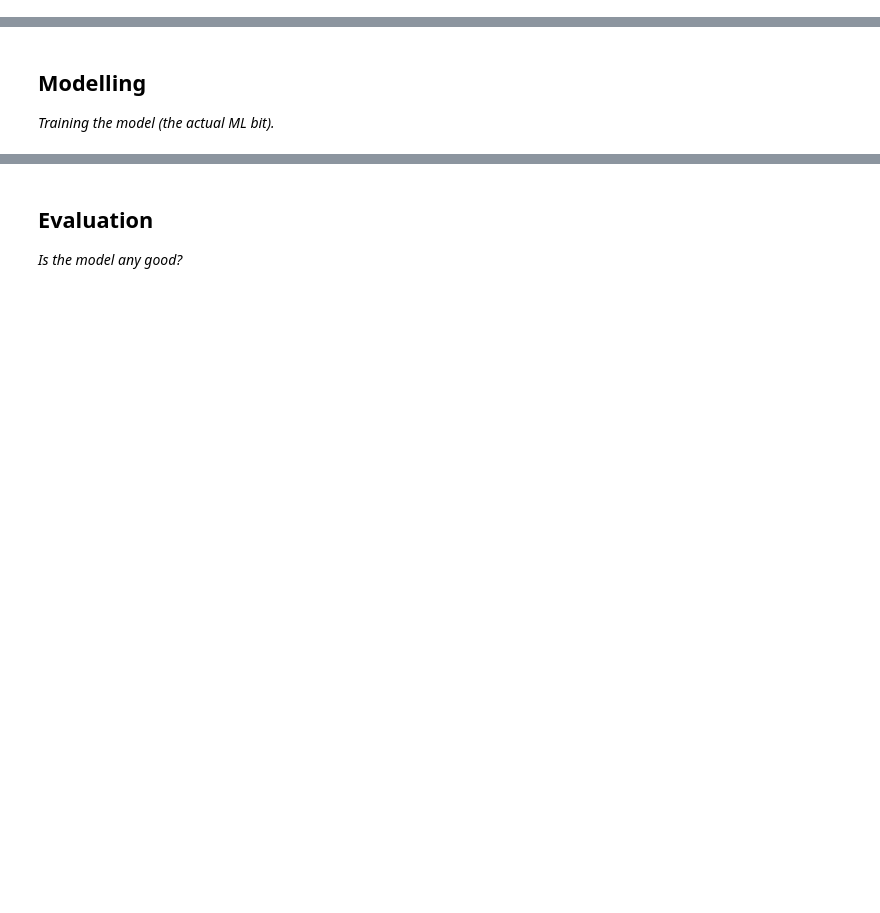
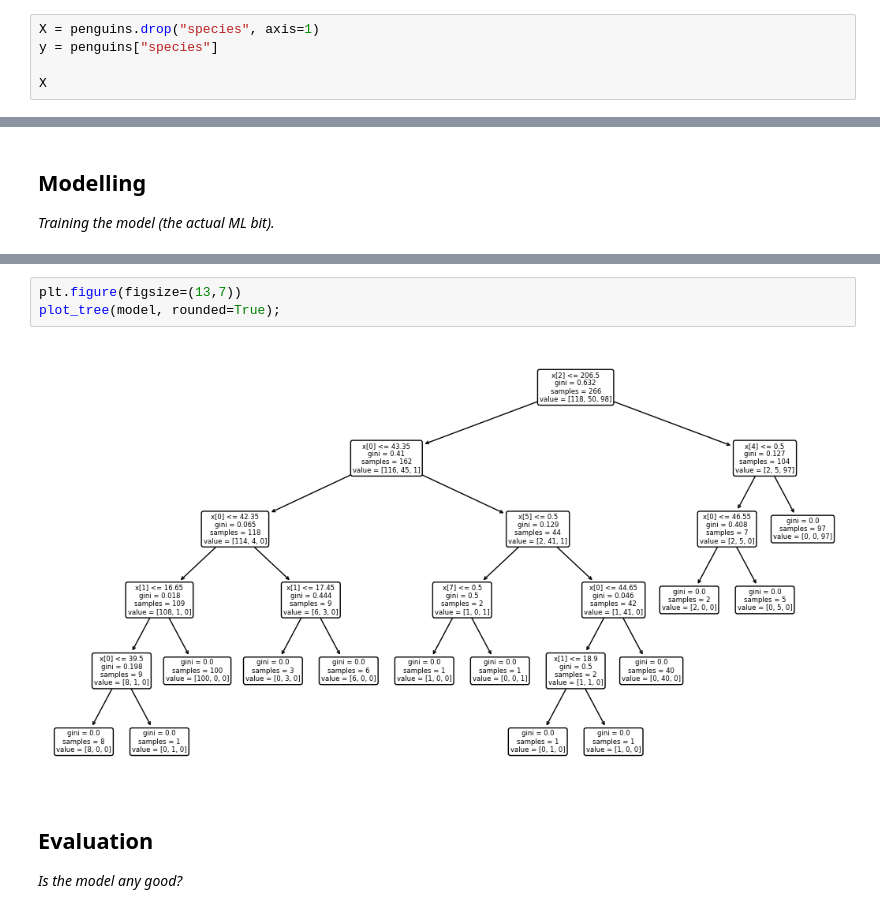
Before and after one commit to Annie-EXE/Machine-Learning-Workshop-Penguin-Data, a Jupyter notebook: ml.ipynb, the cells around one changed output, grey strips where cells are left out. Drawn from its saved outputs; the diff is of its cells as text; blank space fills up the shorter version.

```diff
--- a/ml.ipynb
+++ b/ml.ipynb
@@ -41,3 +68,8 @@ sns.scatterplot(data=penguins, x="body_mass_g", y="flipper_length_mm", hue="spec
 ## Preprocessing
 
 *Changes required to fit into the ML model.*
+# %%
+X = penguins.drop("species", axis=1)
+y = penguins["species"]
+
+X
@@ -48,3 +174,8 @@ sns.scatterplot(data=penguins, x="body_mass_g", y="flipper_length_mm", hue="spec
+# %%
+plt.figure(figsize=(13,7))
+plot_tree(model, rounded=True);
+# %% [output]
+[figure, added]
 # %% [markdown]
 ## Evaluation
 
```
Also changed, not shown: parts of 15 cells of this notebook, 1 other file.
